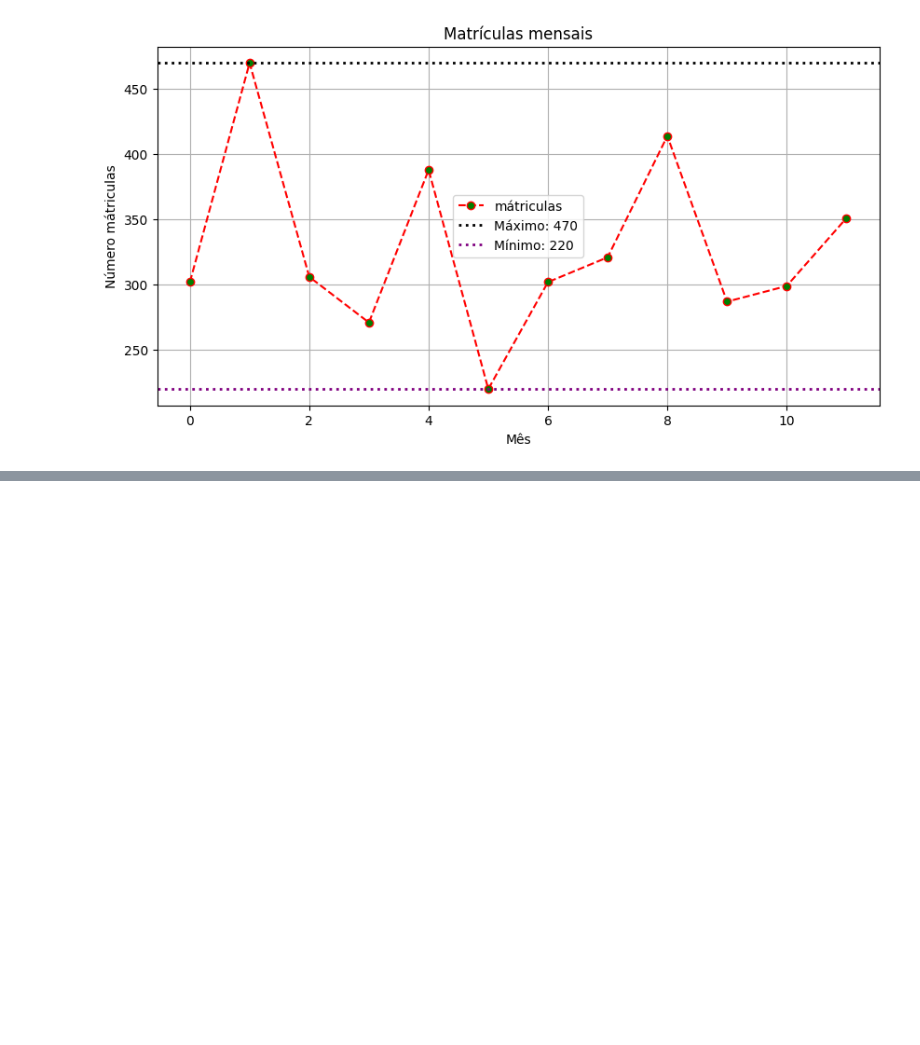
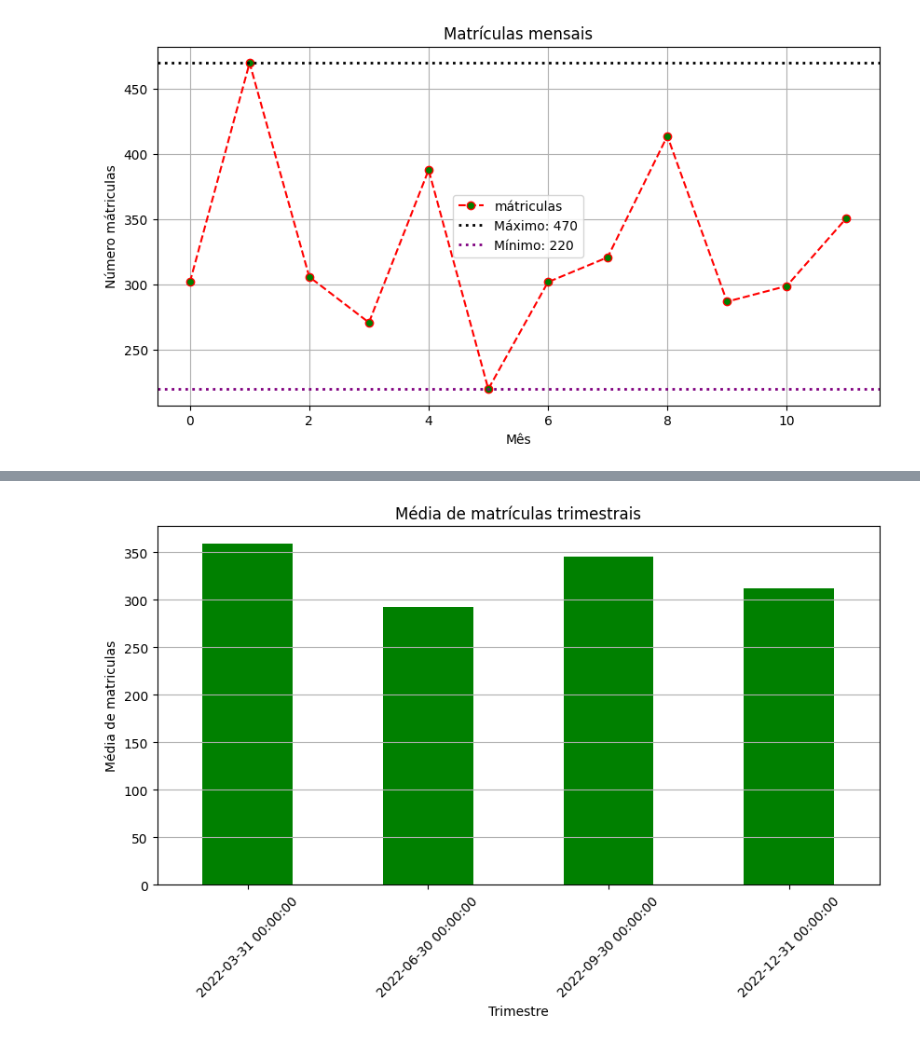
Before and after one commit to marcossenai/dataFrameESeries, a Jupyter notebook: exercicioAnalise.ipynb, the cells around one changed output, grey strips where cells are left out. Saved outputs shown, nothing was run; the diff lists cells and outputs as text; code cells hidden in the pictures; blank space fills up the shorter version.

```diff
--- a/exercicioAnalise.ipynb
+++ b/exercicioAnalise.ipynb
@@ -62,0 +133,10 @@ plt.show()
+# %%
+plt.figure(figsize=(10, 5))
+media_trimestral.plot(kind='bar', color='green')
+plt.title('Média de matrículas trimestrais')
+plt.xlabel('Trimestre')
+plt.ylabel('Média de matriculas')
+plt.xticks(rotation=45)
+plt.grid(axis='y')
+# %% [output]
+[figure, added]
```
Also changed, not shown: parts of 11 cells of this notebook.
